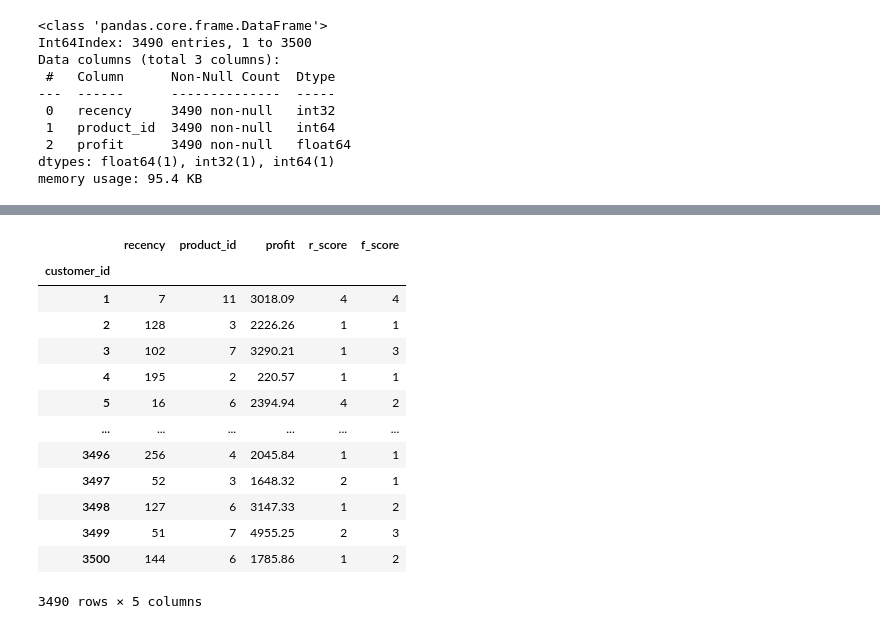
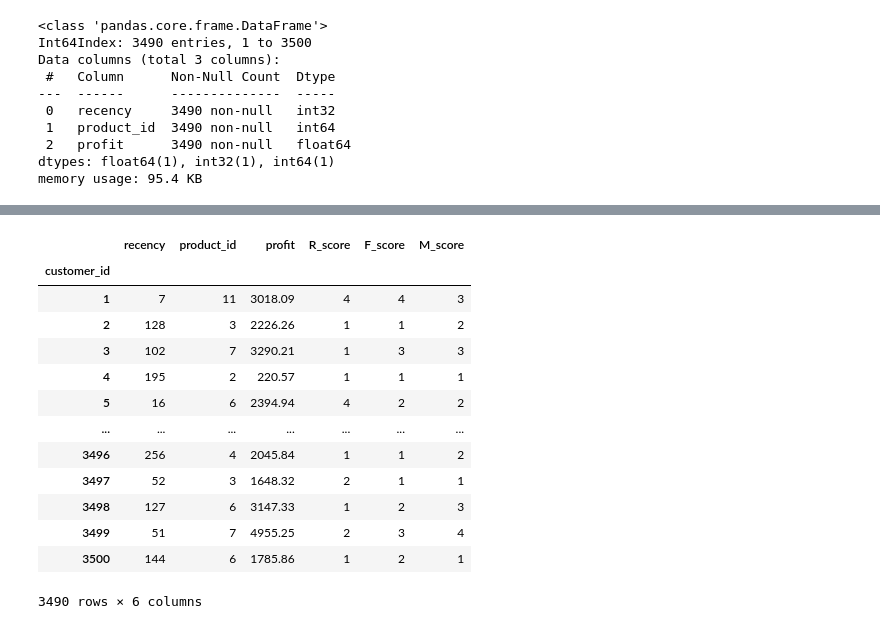
Before and after one commit to victordanok/KPMG-Forage-Internship, a Jupyter notebook: KPMG Module 1.ipynb, the cells around one changed output, grey strips where cells are left out. Cells and saved outputs as stored; diff of their text form; code cells hidden in the pictures.

```diff
--- a/KPMG Module 1.ipynb
+++ b/KPMG Module 1.ipynb
@@ -622,7 +622,7 @@ def r_score(days):
     else:
         return 4
 # %%
-test['r_score'] = test['recency'].apply(r_score)
+test['R_score'] = test['recency'].apply(r_score)
 # %%
 test.info()
 # %% [output]
@@ -676,28 +655,18 @@ test['f_score'] = test.product_id.apply(f_score)
 # %%
+pq1 = test['profit'].quantile(q = 0.25)
+pq2 = test['profit'].quantile(q = 0.50)
+pq3 = test['profit'].quantile(q = 0.75)
+pq4 = test['profit'].quantile(q = 1)
+
 def m_score(profit):
     """Function to determine R-score of customers who purchased recently
         the higher the value of the R score, the more recent they patronized
     """
-    if profit > 41:
+    if profit > pq3:
         return 4
-    elif pid <= 7 and pid > 6:
+    elif profit <= pq3 and profit > pq2:
         return 3
-    elif pid <= 6 and pid > 4:
+    elif profit <= pq2 and profit > pq1:
         return 2
     else:
         return 1
-# %% [output]
-|  | recency | product_id | profit | r_score | f_score |
-| customer_id |  |  |  |  |  |
-| 1 | 7 | 11 | 3018.09 | 4 | 4 |
-| 2 | 128 | 3 | 2226.26 | 1 | 1 |
-| 3 | 102 | 7 | 3290.21 | 1 | 3 |
-| 4 | 195 | 2 | 220.57 | 1 | 1 |
-| 5 | 16 | 6 | 2394.94 | 4 | 2 |
-| ... | ... | ... | ... | ... | ... |
-| 3496 | 256 | 4 | 2045.84 | 1 | 1 |
-| 3497 | 52 | 3 | 1648.32 | 2 | 1 |
-| 3498 | 127 | 6 | 3147.33 | 1 | 2 |
-| 3499 | 51 | 7 | 4955.25 | 2 | 3 |
-| 3500 | 144 | 6 | 1785.86 | 1 | 2 |
-3490 rows × 5 columns
@@ -703,0 +675,17 @@ def m_score(profit):
+# %%
+test
+# %% [output]
+|  | recency | product_id | profit | R_score | F_score | M_score |
+| customer_id |  |  |  |  |  |  |
+| 1 | 7 | 11 | 3018.09 | 4 | 4 | 3 |
+| 2 | 128 | 3 | 2226.26 | 1 | 1 | 2 |
+| 3 | 102 | 7 | 3290.21 | 1 | 3 | 3 |
+| 4 | 195 | 2 | 220.57 | 1 | 1 | 1 |
+| 5 | 16 | 6 | 2394.94 | 4 | 2 | 2 |
+| ... | ... | ... | ... | ... | ... | ... |
+| 3496 | 256 | 4 | 2045.84 | 1 | 1 | 2 |
+| 3497 | 52 | 3 | 1648.32 | 2 | 1 | 1 |
+| 3498 | 127 | 6 | 3147.33 | 1 | 2 | 3 |
+| 3499 | 51 | 7 | 4955.25 | 2 | 3 | 4 |
+| 3500 | 144 | 6 | 1785.86 | 1 | 2 | 1 |
+3490 rows × 6 columns
```
Also changed, not shown: parts of 13 cells of this notebook.
